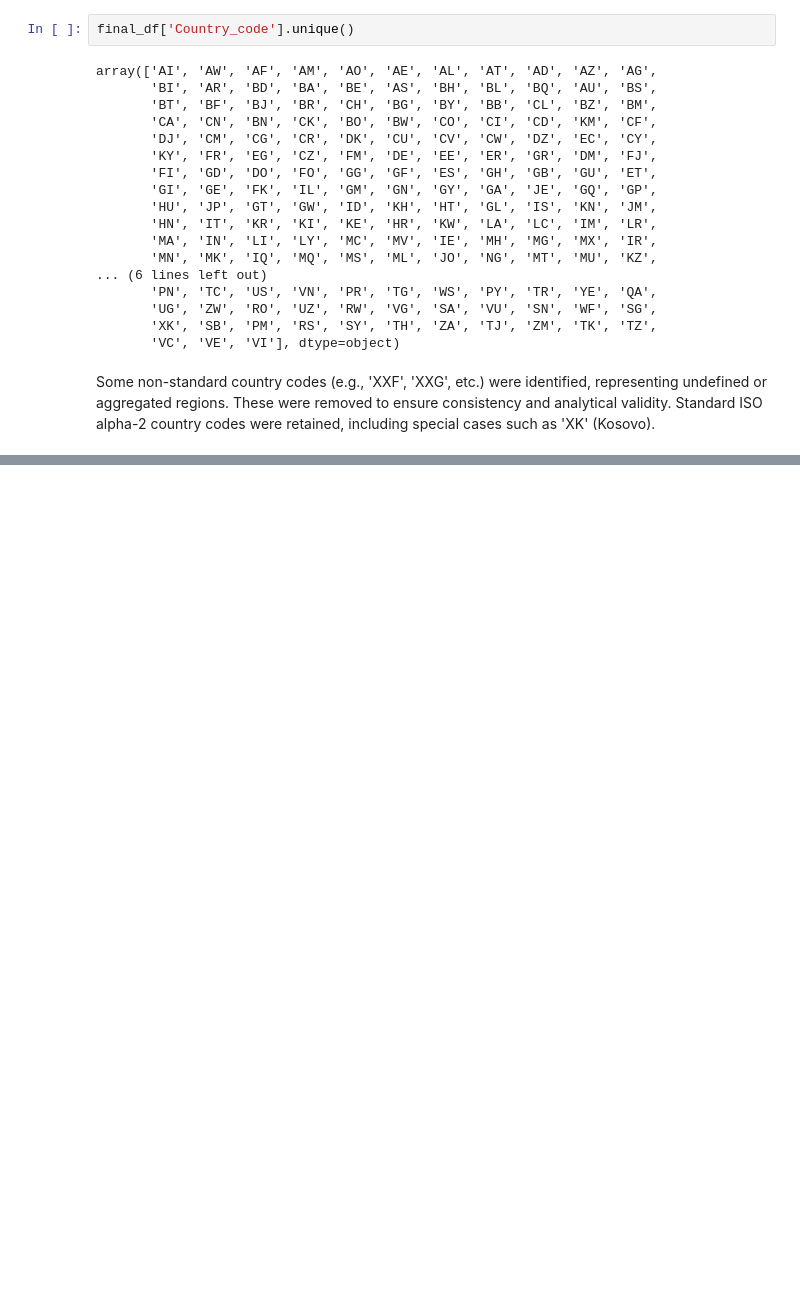
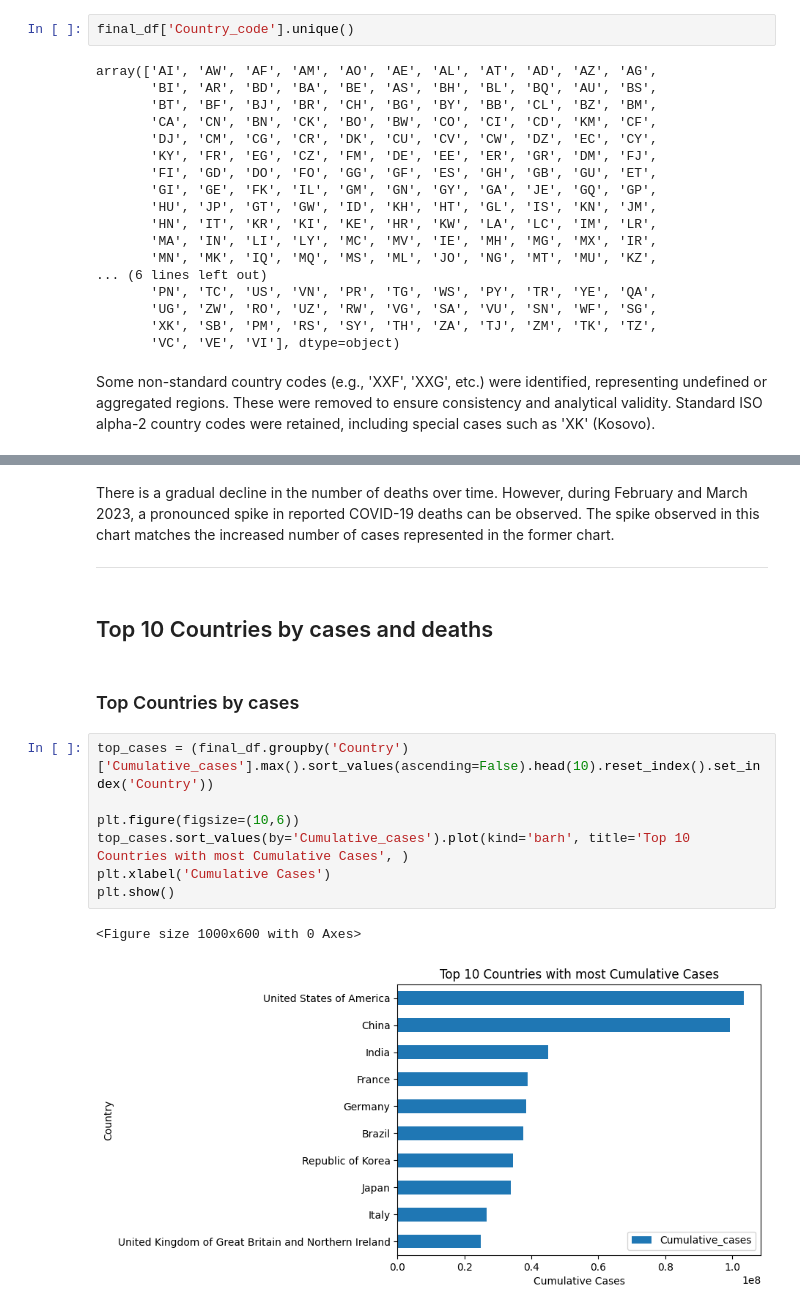
Before and after one commit to Carlos475-create/final-project-eda-dashboard, a Jupyter notebook: notebooks/03_merge.ipynb, the cells around one changed output, grey strips where cells are left out. Saved outputs shown, nothing was run; the diff lists cells and outputs as text; blank space fills up the shorter version.

```diff
--- a/notebooks/03_merge.ipynb
+++ b/notebooks/03_merge.ipynb
@@ -356,0 +292,17 @@ plt.show()
+# %% [markdown]
+There is a gradual decline in the number of deaths over time. However, during February and March 2023, a pronounced spike in reported COVID-19 deaths can be observed. The spike observed in this chart matches the increased number of cases represented in the former chart.
+***
+# %% [markdown]
+## Top 10 Countries by cases and deaths
+# %% [markdown]
+### Top Countries by cases
+# %%
+top_cases = (final_df.groupby('Country')['Cumulative_cases'].max().sort_values(ascending=False).head(10).reset_index().set_index('Country'))
+
+plt.figure(figsize=(10,6))
+top_cases.sort_values(by='Cumulative_cases').plot(kind='barh', title='Top 10 Countries with most Cumulative Cases', )
+plt.xlabel('Cumulative Cases')
+plt.show()
+# %% [output]
+<Figure size 1000x600 with 0 Axes>
+[figure, added]
```
Also changed, not shown: parts of 43 cells of this notebook, 1 other file.
